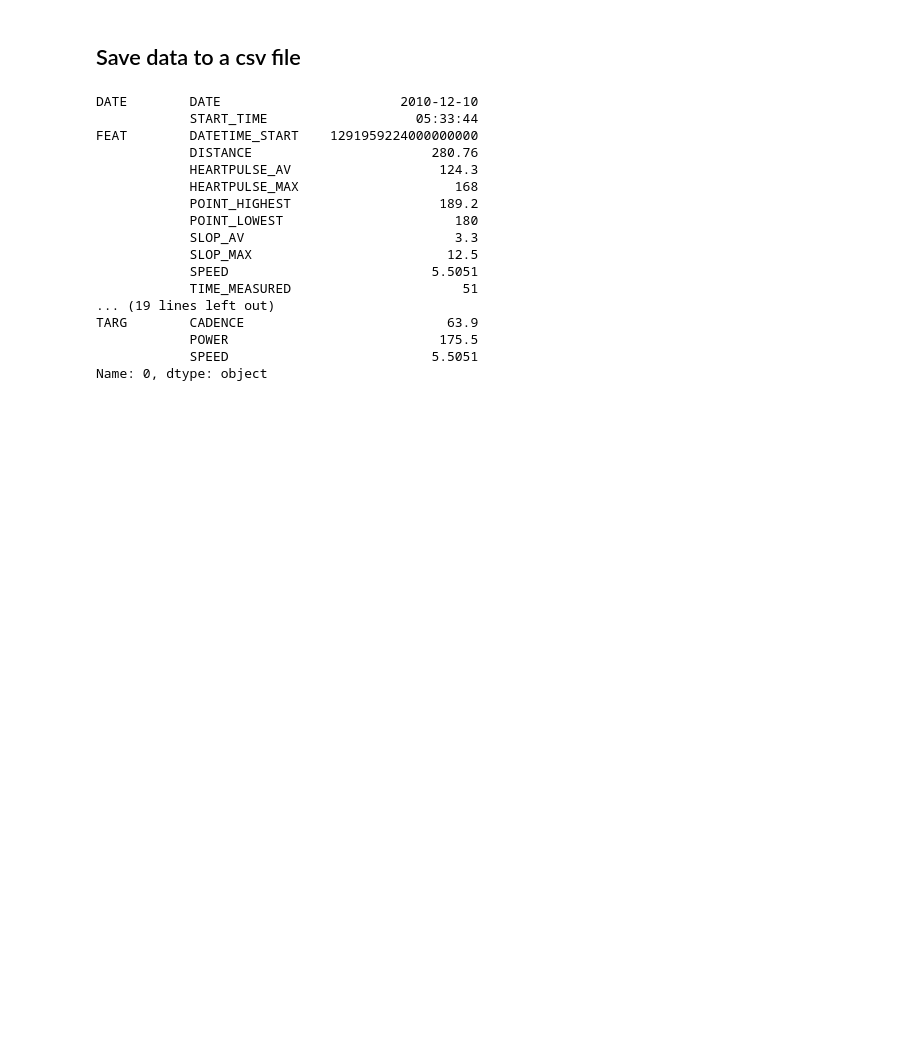
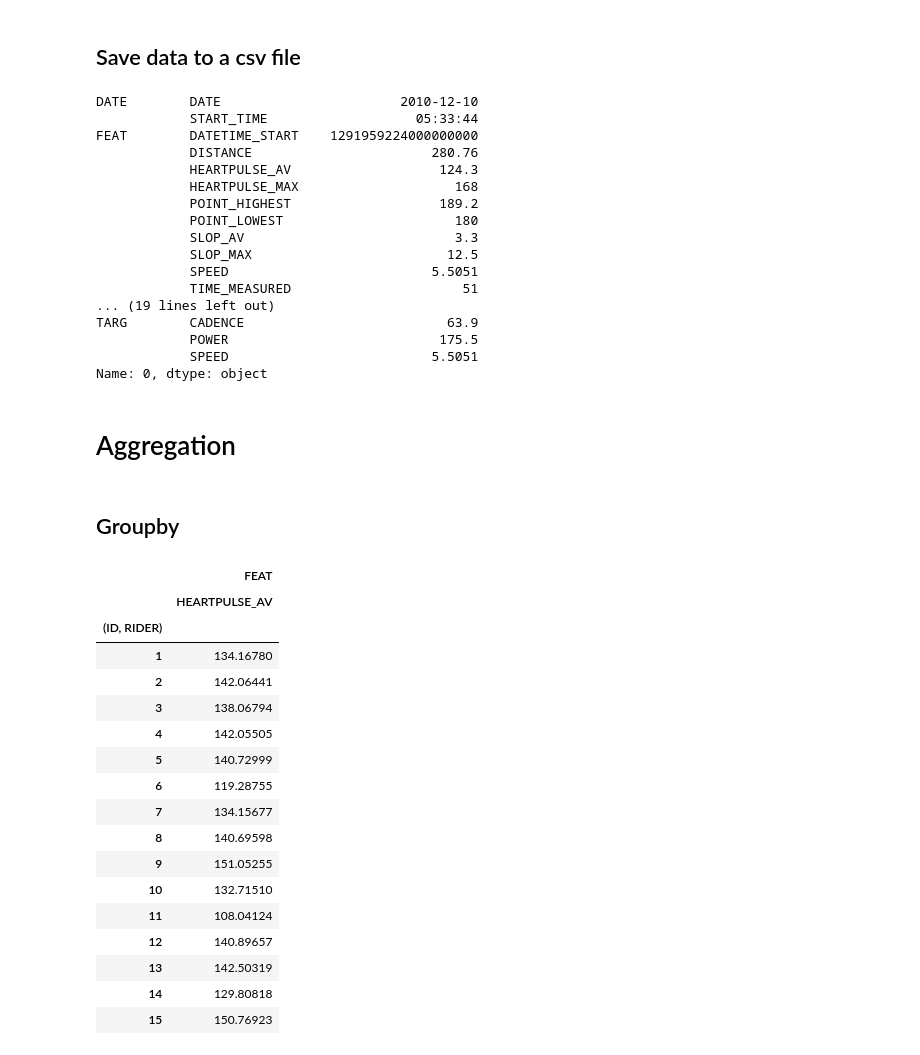
Before and after one commit to ey-lab/formation-python, a Jupyter notebook: lessons/50-data-manipulation/52-Pandas/garmin.ipynb, the cells around one changed output. Saved outputs shown, nothing was run; the diff lists cells and outputs as text; code cells hidden in the pictures; blank space fills up the shorter version.

```diff
--- a/lessons/50-data-manipulation/52-Pandas/garmin.ipynb
+++ b/lessons/50-data-manipulation/52-Pandas/garmin.ipynb
@@ -525,3 +593,28 @@ TARG        CADENCE                          63.9
             POWER                           175.5
             SPEED                          5.5051
 Name: 0, dtype: object
+# %% [markdown]
+# Aggregation
+# %% [markdown]
+## Groupby
+# %%
+datas[[('ID', 'RIDER'), ('FEAT', 'HEARTPULSE_AV')]].groupby([('ID', 'RIDER')]).mean()
+# %% [output]
+|  | FEAT |
+|  | HEARTPULSE_AV |
+| (ID, RIDER) |  |
+| 1 | 134.16780 |
+| 2 | 142.06441 |
+| 3 | 138.06794 |
+| 4 | 142.05505 |
+| 5 | 140.72999 |
+| 6 | 119.28755 |
+| 7 | 134.15677 |
+| 8 | 140.69598 |
+| 9 | 151.05255 |
+| 10 | 132.71510 |
+| 11 | 108.04124 |
+| 12 | 140.89657 |
+| 13 | 142.50319 |
+| 14 | 129.80818 |
+| 15 | 150.76923 |
```
Also changed, not shown: parts of 15 cells of this notebook.
